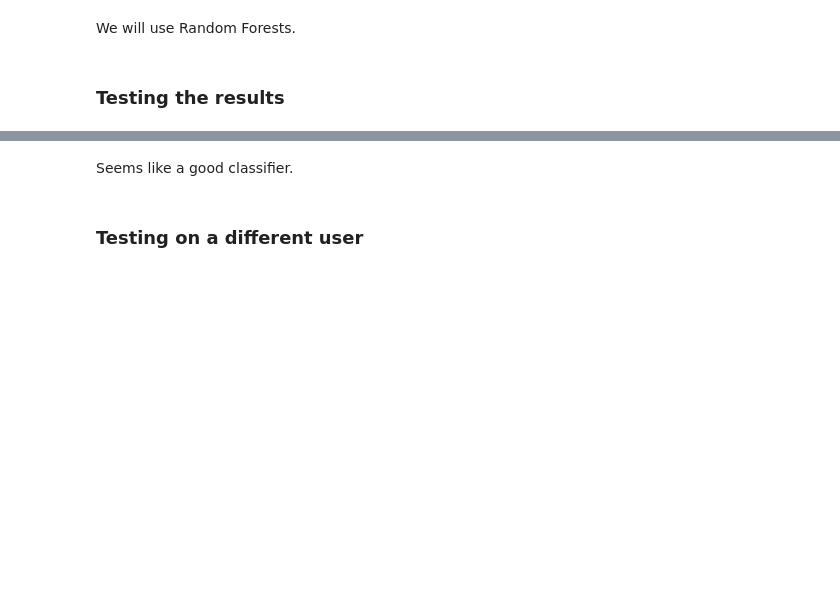
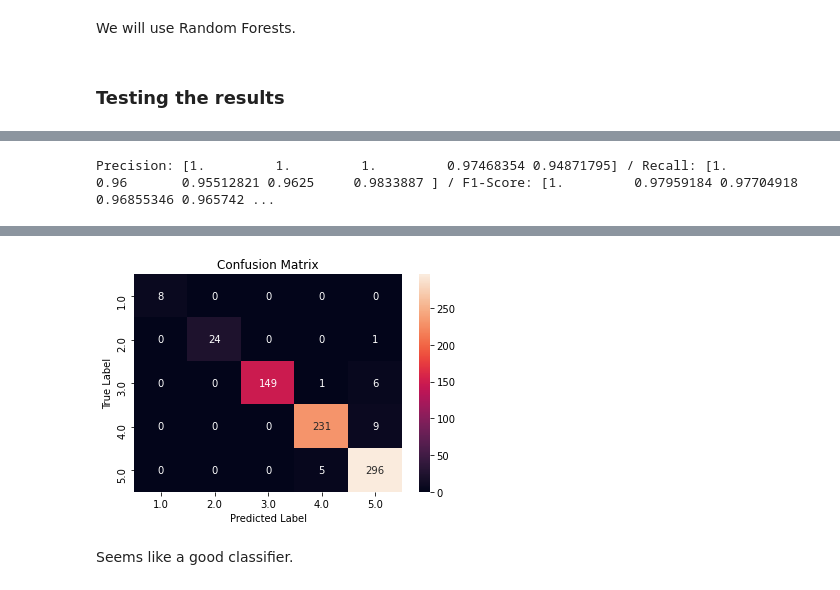
Before and after one commit to dantc12/NLP_Exercise, a Jupyter notebook: MovieReviewClassifier_FurtherResearch.ipynb, the cells around one changed output, grey strips where cells are left out. Saved outputs shown, nothing was run; the diff lists cells and outputs as text; code cells hidden in the pictures; blank space fills up the shorter version.

```diff
--- a/MovieReviewClassifier_FurtherResearch.ipynb
+++ b/MovieReviewClassifier_FurtherResearch.ipynb
@@ -114,20 +106,11 @@ X_train, X_test, y_train, y_test = train_test_split(X, Y, test_size=0.2, random_
+# %%
+X_train_text_vect, X_test_text_vect = vectorize_text_tdif(data['text'], X_train['text'], X_test['text'])
+X_train_summary_vect, X_test_summary_vect = vectorize_text_tdif(data['summary'], X_train['summary'], X_test['summary'])
 # %%
-vect_text = TfidfVectorizer(analyzer=clean_text)
-vect_summary = TfidfVectorizer(analyzer=clean_text)
-
-vect_fit_text = vect_text.fit(data['text'])
-vect_fit_summary = vect_summary.fit(data['summary'])
-
-train_text = vect_fit_text.transform(X_train['text'])
-train_summary = vect_fit_summary.transform(X_train['summary'])
-
-test_text = vect_fit_text.transform(X_test['text'])
-test_summary = vect_fit_summary.transform(X_test['summary'])
-
 X_train_vect = pd.concat([X_train[['time']].reset_index(drop=True),
-           pd.DataFrame(train_summary.toarray()), pd.DataFrame(train_text.toarray())], axis=1)
+           pd.DataFrame(X_train_summary_vect.toarray()), pd.DataFrame(X_train_text_vect.toarray())], axis=1)
 X_test_vect = pd.concat([X_test[['time']].reset_index(drop=True),
-           pd.DataFrame(test_summary.toarray()), pd.DataFrame(test_text.toarray())], axis=1)
+           pd.DataFrame(X_test_summary_vect.toarray()), pd.DataFrame(X_test_text_vect.toarray())], axis=1)
 
 X_train_vect.head()
 # %% [output]
@@ -145,9 +128,13 @@ logging.basicConfig(level=logging.WARNING)
 # %% [markdown]
 We will use Random Forests.
 # %%
-def get_rf_model(X_train_vect, X_test_vect):
+def get_rf_model(X_train_vect, y_train):
     rf = RandomForestClassifier(n_estimators=150, max_depth=None, n_jobs=-1)
     rf_model = rf.fit(X_train_vect, y_train)
+    return rf_model
+
+def test_rf_model(rf_model, X_test_vect, y_test):
+    logging.basicConfig(level=logging.CRITICAL)
     y_pred = rf_model.predict(X_test_vect)
 
     precision, recall, fscore, train_support = score(y_test, y_pred, labels=[1.0, 2.0, 3.0, 4.0, 5.0], average=None)
@@ -163,8 +150,7 @@ def get_rf_model(X_train_vect, X_test_vect):
     plt.xlabel("Predicted Label")
     plt.ylabel("True Label")
     plt.show()
-    return rf_model
 # %% [markdown]
 ### Testing the results
 # %%
-rf_model = get_rf_model(X_train_vect, X_test_vect)
+rf_model = get_rf_model(X_train_vect, y_train)
@@ -176,0 +157,4 @@ Precision: [1.         1.         1.         0.9625     0.96103896] / Recall: [1
+# %%
+test_rf_model(rf_model, X_test_vect, y_test)
+# %% [output]
+Precision: [1.         1.         1.         0.97468354 0.94871795] / Recall: [1.         0.96       0.95512821 0.9625     0.9833887 ] / F1-Score: [1.         0.97959184 0.97704918 0.96855346 0.965742 ...
@@ -177,4 +178,3 @@ Precision: [1.         1.         1.         0.9625     0.96103896] / Recall: [1
+[figure, added]
 # %% [markdown]
 Seems like a good classifier.
-# %% [markdown]
-### Testing on a different user
```
Also changed, not shown: parts of 18 cells of this notebook.
